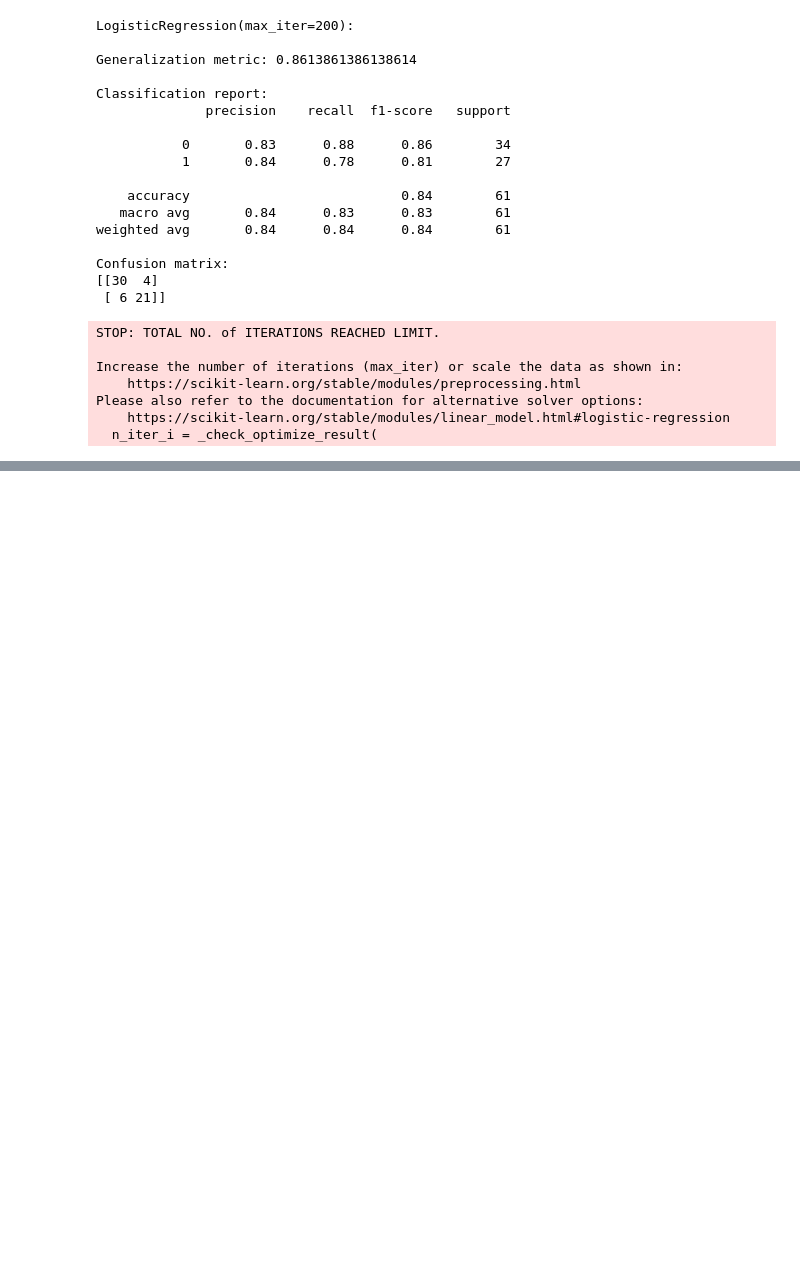
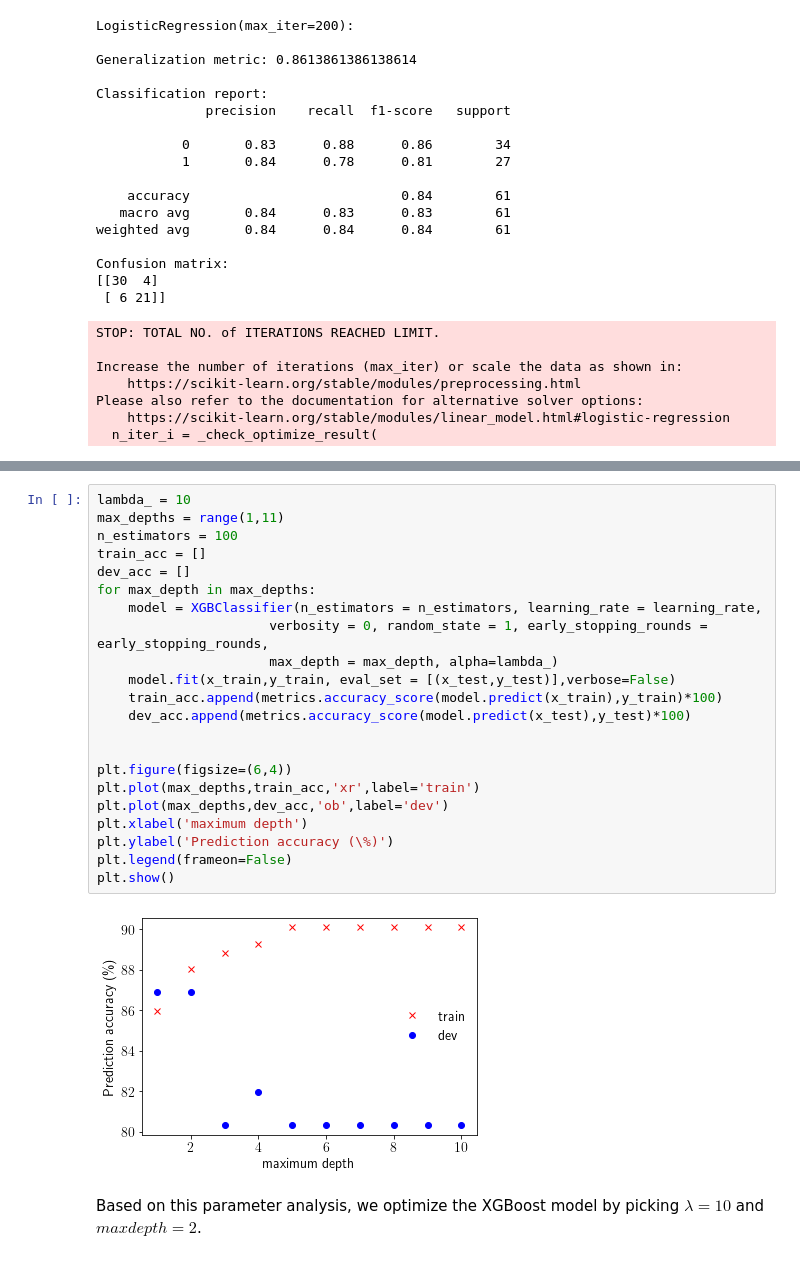
Before and after one commit to ashakerpoor/machine_learning, a Jupyter notebook: heart_disease_diagnosis.ipynb, the cells around one changed output, grey strips where cells are left out. Drawn from its saved outputs; the diff is of its cells as text; blank space fills up the shorter version.

```diff
--- a/heart_disease_diagnosis.ipynb
+++ b/heart_disease_diagnosis.ipynb
@@ -175,0 +311,26 @@ Please also refer to the documentation for alternative solver options:
+# %%
+lambda_ = 10
+max_depths = range(1,11)
+n_estimators = 100
+train_acc = []
+dev_acc = []
+for max_depth in max_depths:
+    model = XGBClassifier(n_estimators = n_estimators, learning_rate = learning_rate,
+                      verbosity = 0, random_state = 1, early_stopping_rounds = early_stopping_rounds,
+                      max_depth = max_depth, alpha=lambda_)
+    model.fit(x_train,y_train, eval_set = [(x_test,y_test)],verbose=False)
+    train_acc.append(metrics.accuracy_score(model.predict(x_train),y_train)*100)
+    dev_acc.append(metrics.accuracy_score(model.predict(x_test),y_test)*100)
+
+
+plt.figure(figsize=(6,4))
+plt.plot(max_depths,train_acc,'xr',label='train')
+plt.plot(max_depths,dev_acc,'ob',label='dev')
+plt.xlabel('maximum depth')
+plt.ylabel('Prediction accuracy (\%)')
+plt.legend(frameon=False)
+plt.show()
+# %% [output]
+[figure, added]
+# %% [markdown]
+Based on this parameter analysis, we optimize the XGBoost model by picking $\lambda = 10$ and $max depth=2$.
```
Also changed, not shown: parts of 18 cells of this notebook, 2 other files.
